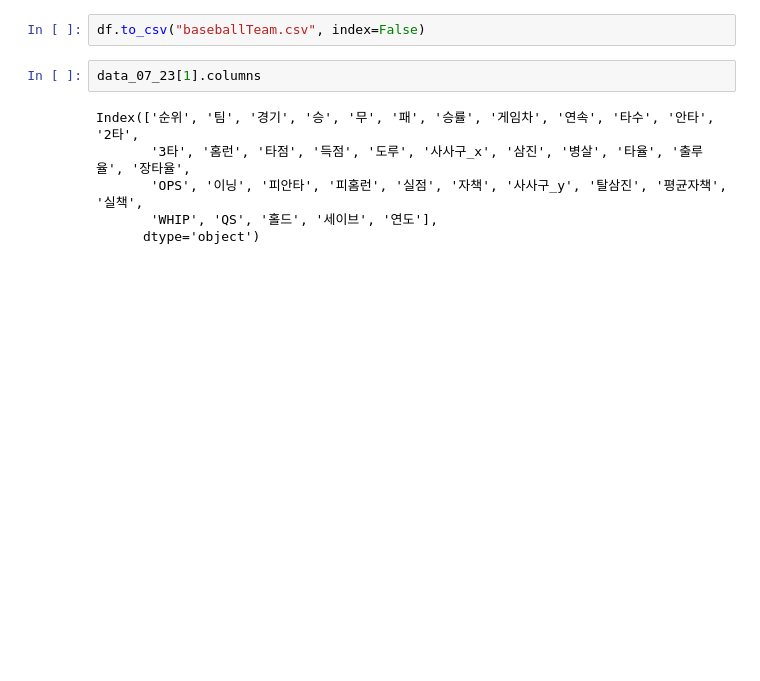
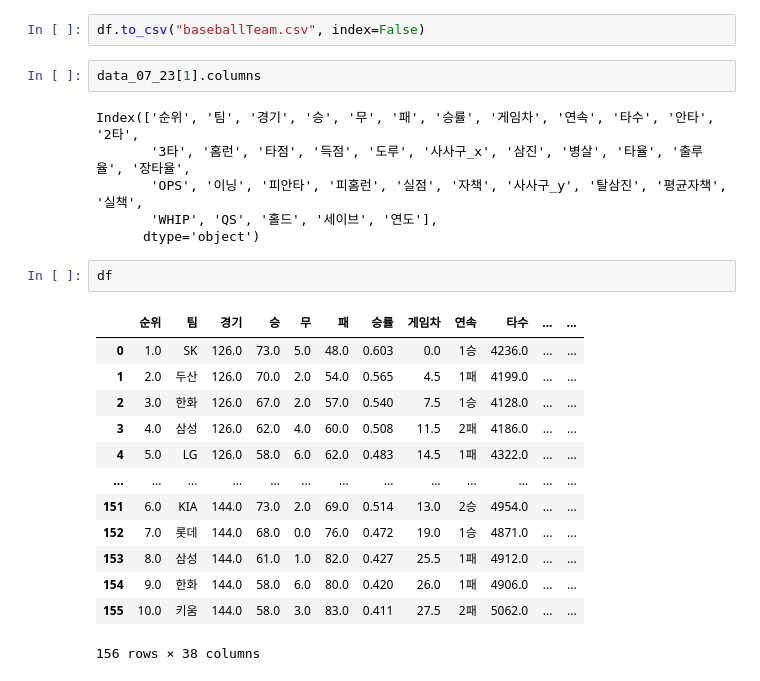
Before and after one commit to zeeenoo11/KDT05-Numpy-project, a Jupyter notebook: 명노아/Source/00_create_data.ipynb, the cells around one changed output. Saved outputs shown, nothing was run; the diff lists cells and outputs as text; blank space fills up the shorter version.

```diff
--- a/명노아/Source/00_create_data.ipynb
+++ b/명노아/Source/00_create_data.ipynb
@@ -131,3 +131,19 @@ Index(['순위', '팀', '경기', '승', '무', '패', '승률', '게임차', '
        'OPS', '이닝', '피안타', '피홈런', '실점', '자책', '사사구_y', '탈삼진', '평균자책', '실책',
        'WHIP', 'QS', '홀드', '세이브', '연도'],
       dtype='object')
+# %%
+df
+# %% [output]
+|  | 순위 | 팀 | 경기 | 승 | 무 | 패 | 승률 | 게임차 | 연속 | 타수 | ... | ... |
+| 0 | 1.0 | SK | 126.0 | 73.0 | 5.0 | 48.0 | 0.603 | 0.0 | 1승 | 4236.0 | ... | ... |
+| 1 | 2.0 | 두산 | 126.0 | 70.0 | 2.0 | 54.0 | 0.565 | 4.5 | 1패 | 4199.0 | ... | ... |
+| 2 | 3.0 | 한화 | 126.0 | 67.0 | 2.0 | 57.0 | 0.540 | 7.5 | 1승 | 4128.0 | ... | ... |
+| 3 | 4.0 | 삼성 | 126.0 | 62.0 | 4.0 | 60.0 | 0.508 | 11.5 | 2패 | 4186.0 | ... | ... |
+| 4 | 5.0 | LG | 126.0 | 58.0 | 6.0 | 62.0 | 0.483 | 14.5 | 1패 | 4322.0 | ... | ... |
+| ... | ... | ... | ... | ... | ... | ... | ... | ... | ... | ... | ... | ... |
+| 151 | 6.0 | KIA | 144.0 | 73.0 | 2.0 | 69.0 | 0.514 | 13.0 | 2승 | 4954.0 | ... | ... |
+| 152 | 7.0 | 롯데 | 144.0 | 68.0 | 0.0 | 76.0 | 0.472 | 19.0 | 1승 | 4871.0 | ... | ... |
+| 153 | 8.0 | 삼성 | 144.0 | 61.0 | 1.0 | 82.0 | 0.427 | 25.5 | 1패 | 4912.0 | ... | ... |
+| 154 | 9.0 | 한화 | 144.0 | 58.0 | 6.0 | 80.0 | 0.420 | 26.0 | 1패 | 4906.0 | ... | ... |
+| 155 | 10.0 | 키움 | 144.0 | 58.0 | 3.0 | 83.0 | 0.411 | 27.5 | 2패 | 5062.0 | ... | ... |
+156 rows × 38 columns
```
Also changed, not shown: 6 other files.
